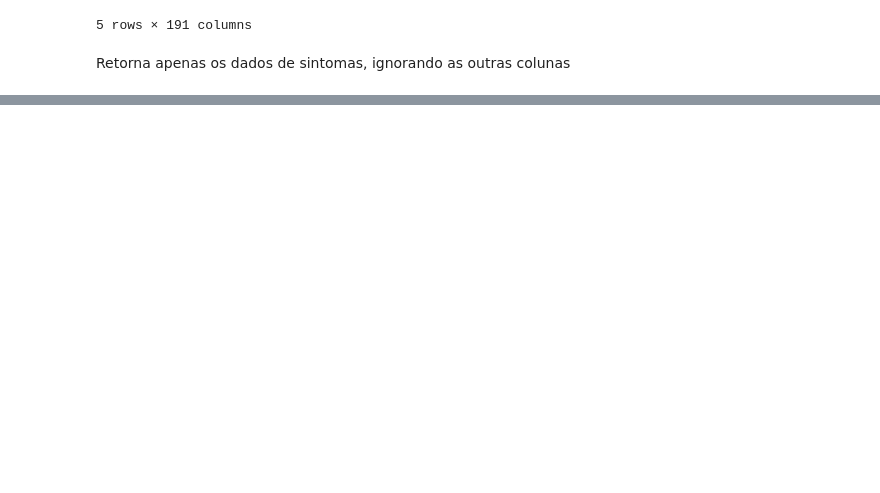
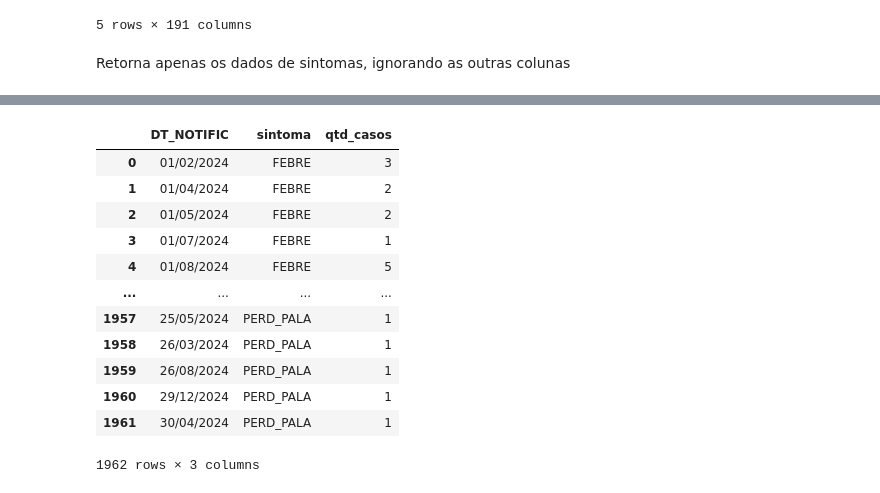
Before and after one commit to Vinicius380/ProjetoIntegrador_3_Semestre, a Jupyter notebook: carregar.ipynb, the cells around one changed output, grey strips where cells are left out. Drawn from its saved outputs; the diff is of its cells as text; code cells hidden in the pictures; blank space fills up the shorter version.

```diff
--- a/carregar.ipynb
+++ b/carregar.ipynb
@@ -84,0 +80,46 @@ df_cidade_sintomas.head()
+# %%
+# Lista dos sintomas
+colunas_sintomas = [
+    'DT_NOTIFIC', 'FEBRE', 'TOSSE', 'GARGANTA', 'DISPNEIA', 'DESC_RESP', 'SATURACAO',
+    'DIARREIA', 'VOMITO', 'DOR_ABD', 'FADIGA', 'PERD_OLFT', 'PERD_PALA', 'CLASSI_FIN'
+]
+
+# Filtrar as colunas e CLASSI_FIN == 4
+df_cidade_sintomas = df_cidade[colunas_sintomas]
+df_filtrado = df_cidade_sintomas[colunas_sintomas]
+
+# Lista dos sintomas (sem DT_NOTIFIC e CLASSI_FIN)
+sintomas = [col for col in colunas_sintomas if col not in ['DT_NOTIFIC', 'CLASSI_FIN']]
+
+# Armazenar os resultados aqui
+lista_resultados = []
+
+# Iterar pelos sintomas e contar casos == 1 por dia
+for sintoma in sintomas:
+    df_sintoma = df_filtrado[df_filtrado[sintoma] == 1]
+    contagem_por_dia = df_sintoma.groupby('DT_NOTIFIC').size().reset_index(name='qtd_casos')
+    contagem_por_dia['sintoma'] = sintoma
+    lista_resultados.append(contagem_por_dia)
+
+# Concatenar tudo
+df_cidade_sintomas = pd.concat(lista_resultados, ignore_index=True)
+
+# Reordenar colunas
+df_cidade_sintomas = df_cidade_sintomas[['DT_NOTIFIC', 'sintoma', 'qtd_casos']]
+
+# Exibir exemplo
+df_cidade_sintomas
+# %% [output]
+|  | DT_NOTIFIC | sintoma | qtd_casos |
+| 0 | 01/02/2024 | FEBRE | 3 |
+| 1 | 01/04/2024 | FEBRE | 2 |
+| 2 | 01/05/2024 | FEBRE | 2 |
+| 3 | 01/07/2024 | FEBRE | 1 |
+| 4 | 01/08/2024 | FEBRE | 5 |
+| ... | ... | ... | ... |
+| 1957 | 25/05/2024 | PERD_PALA | 1 |
+| 1958 | 26/03/2024 | PERD_PALA | 1 |
+| 1959 | 26/08/2024 | PERD_PALA | 1 |
+| 1960 | 29/12/2024 | PERD_PALA | 1 |
+| 1961 | 30/04/2024 | PERD_PALA | 1 |
+1962 rows × 3 columns
```
Also changed, not shown: parts of 6 cells of this notebook, 3 other files.
